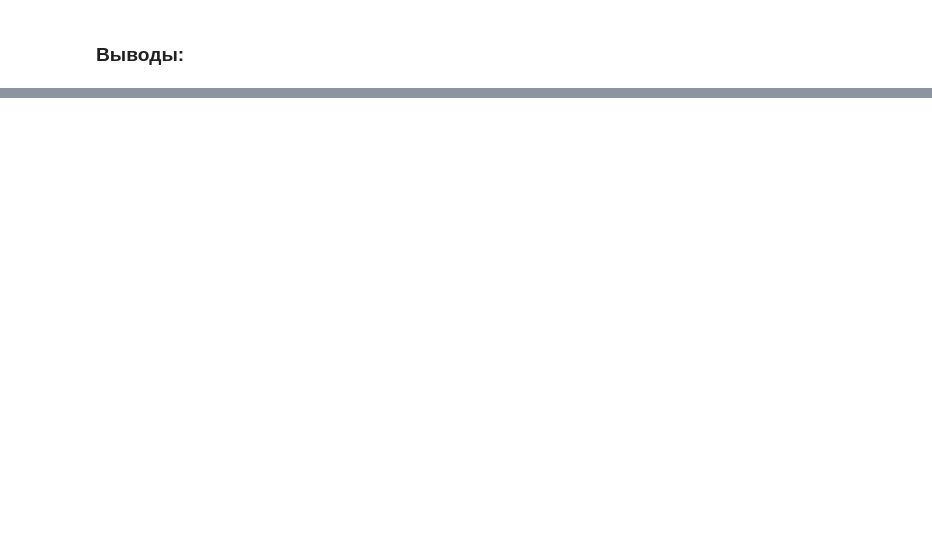
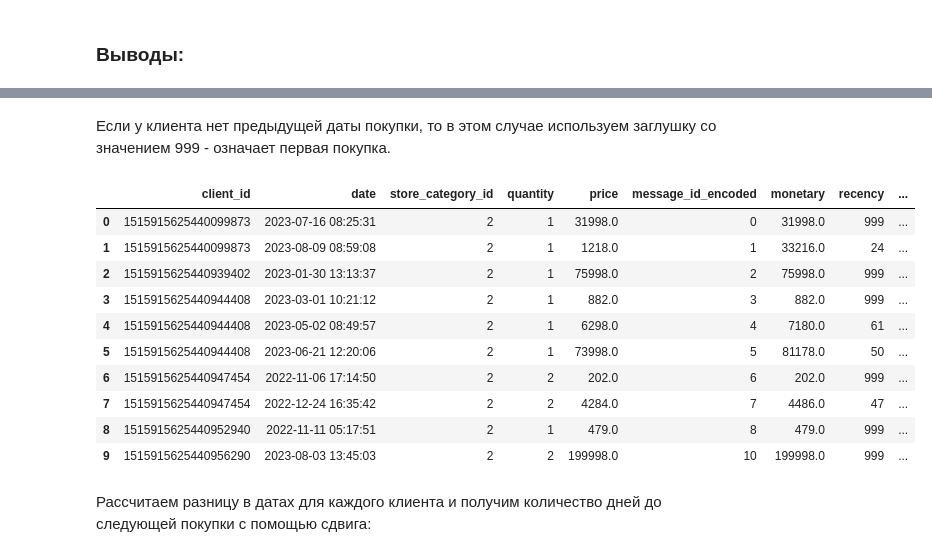
Before and after one commit to keda88/pet_project, a Jupyter notebook: buyer activity/buyer_activity.ipynb, the cells around one changed output, grey strips where cells are left out. Cells and saved outputs as stored; diff of their text form; code cells hidden in the pictures; blank space fills up the shorter version.

```diff
--- a/buyer activity/buyer_activity.ipynb
+++ b/buyer activity/buyer_activity.ipynb
@@ -461,0 +527,3 @@ memory usage: 13.9+ MB
+# %%
+data_grouped = combined_data.groupby(['client_id', 'date', 'store_category_id']).agg({'quantity': 'sum', 'price': 'sum', 'message_id': 'first'}).reset_index()
+data_grouped.shape
@@ -461,0 +559,10 @@ memory usage: 13.9+ MB
+# %%
+# Кодирование message_id в числовой формат
+encoder = LabelEncoder()
+data_grouped['message_id_encoded'] = encoder.fit_transform(data_grouped['message_id'])
+
+# Удаление исходного столбца message_id
+data_grouped.drop('message_id', axis=1, inplace=True)
+# %%
+# Сортировка данных по клиенту и дате
+data_grouped = data_grouped.sort_values(['client_id', 'date'])
@@ -461,0 +583,23 @@ memory usage: 13.9+ MB
+# %%
+# Рассчитаем RFM кумулятивную сумму:
+data_grouped['monetary'] = data_grouped.groupby('client_id')['price'].cumsum()
+data_grouped['recency'] = data_grouped.groupby('client_id')['date'].diff().dt.days.fillna(999).astype(int)
+data_grouped['frequency'] = data_grouped.groupby('client_id')['date'].cumcount() + 1
+# %% [markdown]
+Если у клиента нет предыдущей даты покупки, то в этом случае используем заглушку со значением 999 - означает первая покупка.
+# %%
+data_grouped.head(10)
+# %% [output]
+|  | client_id | date | store_category_id | quantity | price | message_id_encoded | monetary | recency | ... |
+| 0 | 1515915625440099873 | 2023-07-16 08:25:31 | 2 | 1 | 31998.0 | 0 | 31998.0 | 999 | ... |
+| 1 | 1515915625440099873 | 2023-08-09 08:59:08 | 2 | 1 | 1218.0 | 1 | 33216.0 | 24 | ... |
+| 2 | 1515915625440939402 | 2023-01-30 13:13:37 | 2 | 1 | 75998.0 | 2 | 75998.0 | 999 | ... |
+| 3 | 1515915625440944408 | 2023-03-01 10:21:12 | 2 | 1 | 882.0 | 3 | 882.0 | 999 | ... |
+| 4 | 1515915625440944408 | 2023-05-02 08:49:57 | 2 | 1 | 6298.0 | 4 | 7180.0 | 61 | ... |
+| 5 | 1515915625440944408 | 2023-06-21 12:20:06 | 2 | 1 | 73998.0 | 5 | 81178.0 | 50 | ... |
+| 6 | 1515915625440947454 | 2022-11-06 17:14:50 | 2 | 2 | 202.0 | 6 | 202.0 | 999 | ... |
+| 7 | 1515915625440947454 | 2022-12-24 16:35:42 | 2 | 2 | 4284.0 | 7 | 4486.0 | 47 | ... |
+| 8 | 1515915625440952940 | 2022-11-11 05:17:51 | 2 | 1 | 479.0 | 8 | 479.0 | 999 | ... |
+| 9 | 1515915625440956290 | 2023-08-03 13:45:03 | 2 | 2 | 199998.0 | 10 | 199998.0 | 999 | ... |
+# %% [markdown]
+Рассчитаем разницу в датах для каждого клиента и получим количество дней до следующей покупки с помощью сдвига:
```
Also changed, not shown: parts of 104 cells of this notebook.
